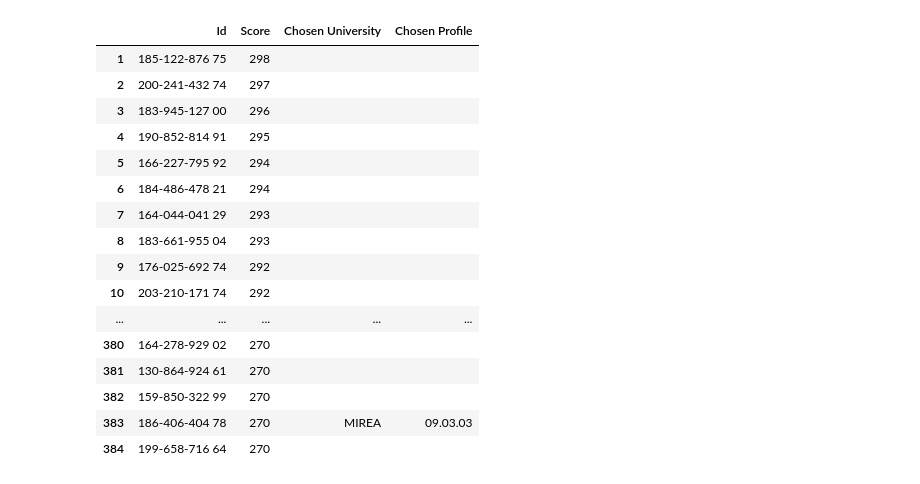
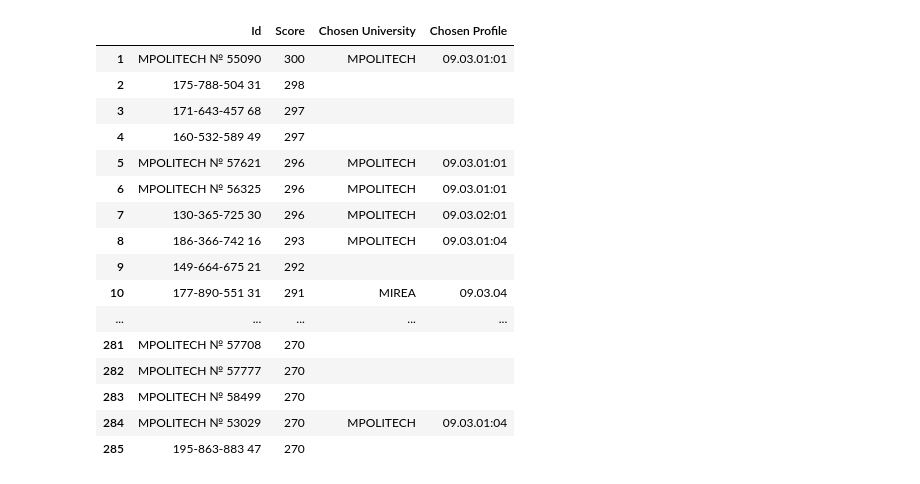
Before and after one commit to ValeriyKnyazhev/UniversityApplicationSystem, a Jupyter notebook: src/notebooks/Viewer.ipynb, the cells around one changed output. Cells and saved outputs as stored; diff of their text form; code cells hidden in the pictures.

Commit message:
add MPOLITECH parser

```diff
--- a/src/notebooks/Viewer.ipynb
+++ b/src/notebooks/Viewer.ipynb
@@ -78,6 +79,7 @@ places_details = {
         Profile('09.03.03', '02'): 44,
         Profile('09.03.03', '03'): 22,
         Profile('10.03.01'): 31,
+        Profile('10.05.03'): 27,
     },
     University.MTUCI: {
         Profile('01.03.04'): 16,
@@ -208,20 +228,20 @@ Found less students than places for 11.03.02:SISS in MTUCI
 # %%
-system.show_all_students_with_score_ge_and_their_agreement(University.MPEI, Profile('09.03.01'), 270)
+system.show_all_students_with_score_ge_and_their_agreement(University.MPOLITECH, Profile('09.03.01', '01'), 270)
 # %% [output]
 |  | Id | Score | Chosen University | Chosen Profile |
-| 1 | 185-122-876 75 | 298 |  |  |
-| 2 | 200-241-432 74 | 297 |  |  |
-| 3 | 183-945-127 00 | 296 |  |  |
-| 4 | 190-852-814 91 | 295 |  |  |
-| 5 | 166-227-795 92 | 294 |  |  |
-| 6 | 184-486-478 21 | 294 |  |  |
-| 7 | 164-044-041 29 | 293 |  |  |
-| 8 | 183-661-955 04 | 293 |  |  |
-| 9 | 176-025-692 74 | 292 |  |  |
-| 10 | 203-210-171 74 | 292 |  |  |
+| 1 | MPOLITECH № 55090 | 300 | MPOLITECH | 09.03.01:01 |
+| 2 | 175-788-504 31 | 298 |  |  |
+| 3 | 171-643-457 68 | 297 |  |  |
+| 4 | 160-532-589 49 | 297 |  |  |
+| 5 | MPOLITECH № 57621 | 296 | MPOLITECH | 09.03.01:01 |
+| 6 | MPOLITECH № 56325 | 296 | MPOLITECH | 09.03.01:01 |
+| 7 | 130-365-725 30 | 296 | MPOLITECH | 09.03.02:01 |
+| 8 | 186-366-742 16 | 293 | MPOLITECH | 09.03.01:04 |
+| 9 | 149-664-675 21 | 292 |  |  |
+| 10 | 177-890-551 31 | 291 | MIREA | 09.03.04 |
 | ... | ... | ... | ... | ... |
-| 380 | 164-278-929 02 | 270 |  |  |
-| 381 | 130-864-924 61 | 270 |  |  |
-| 382 | 159-850-322 99 | 270 |  |  |
-| 383 | 186-406-404 78 | 270 | MIREA | 09.03.03 |
-| 384 | 199-658-716 64 | 270 |  |  |
+| 281 | MPOLITECH № 57708 | 270 |  |  |
+| 282 | MPOLITECH № 57777 | 270 |  |  |
+| 283 | MPOLITECH № 58499 | 270 |  |  |
+| 284 | MPOLITECH № 53029 | 270 | MPOLITECH | 09.03.01:04 |
+| 285 | 195-863-883 47 | 270 |  |  |
```
Also changed, not shown: parts of 11 cells of this notebook, 17 other files.
